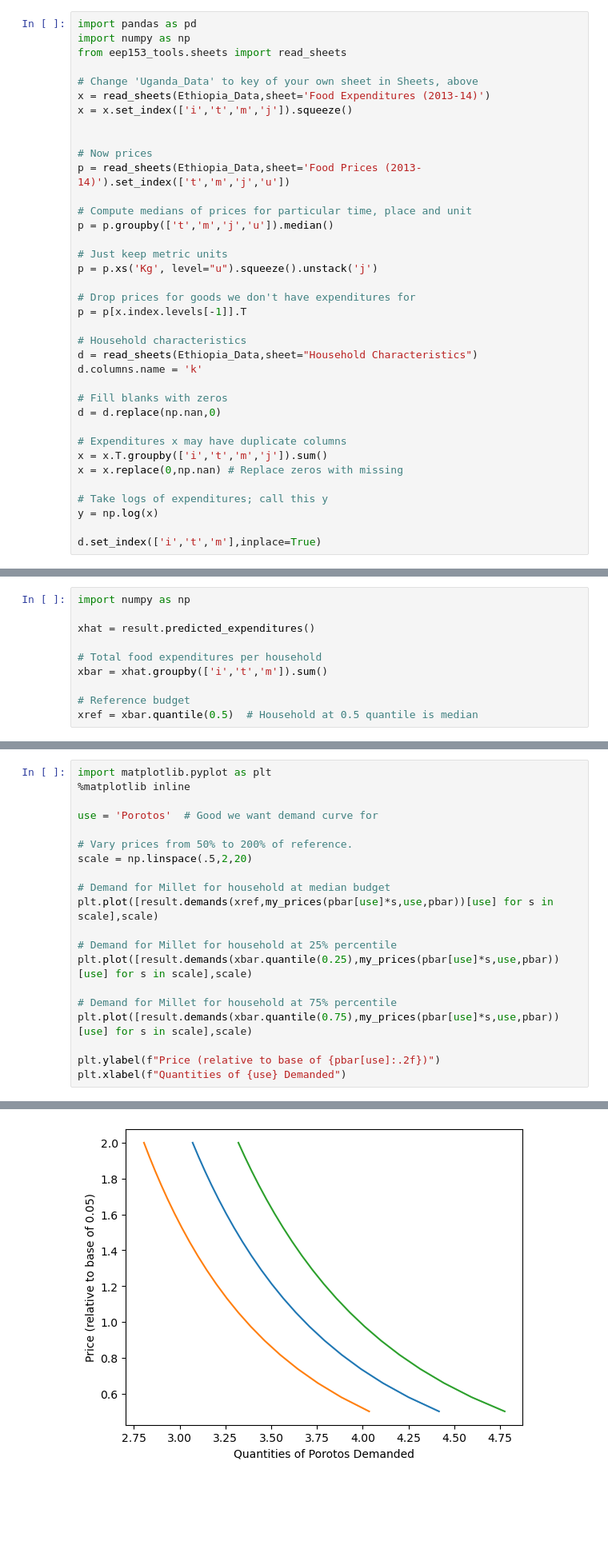
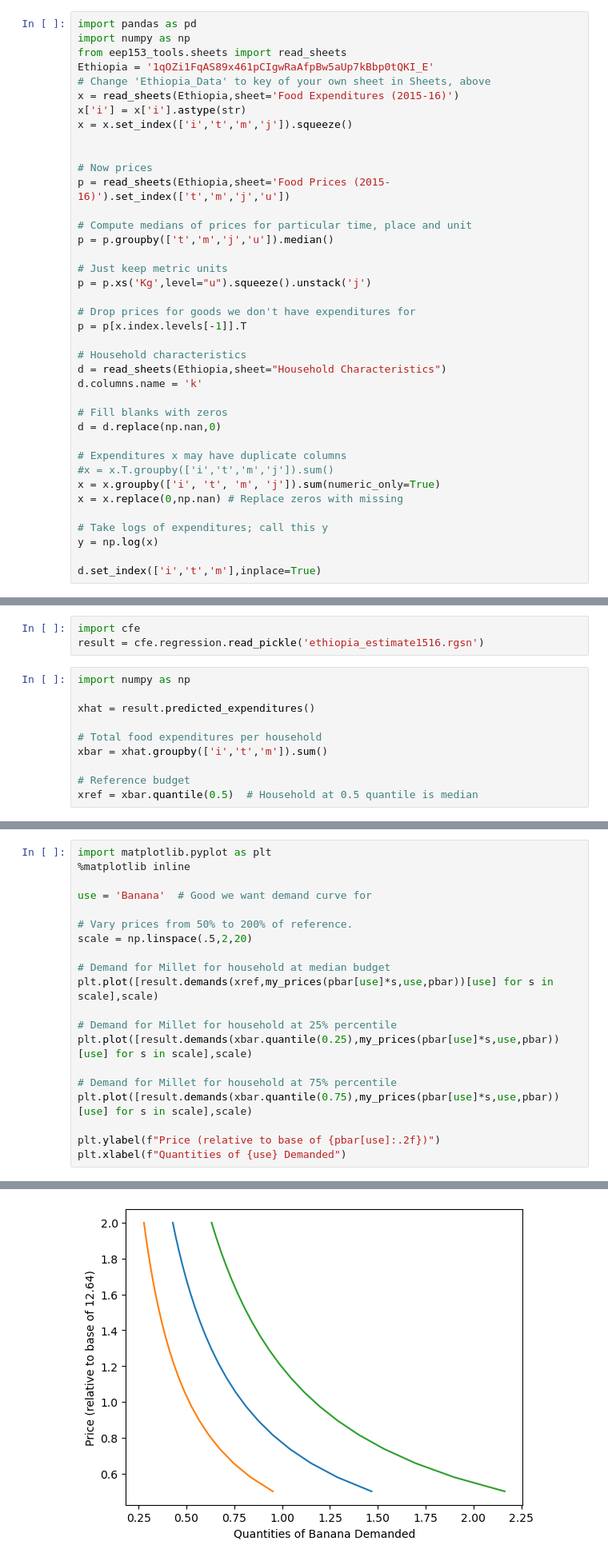
Before and after one commit to celestebasken/Project3, a Jupyter notebook: Ethiopia13-14.ipynb, the cells around one changed output, grey strips where cells are left out. Shown: that part at 80% size. Drawn from its saved outputs; the diff is of its cells as text; blank space fills up the shorter version.

Commit message:
updated function for Ethiopia

```diff
--- a/Ethiopia13-14.ipynb
+++ b/Ethiopia13-14.ipynb
@@ -4,33 +22,35 @@ Ethiopia_Data = '1qOZi1FqAS89x461pCIgwRaAfpBw5aUp7kBbp0tQKI_E'
 import pandas as pd
 import numpy as np
 from eep153_tools.sheets import read_sheets
-
-# Change 'Uganda_Data' to key of your own sheet in Sheets, above
-x = read_sheets(Ethiopia_Data,sheet='Food Expenditures (2013-14)')
+Ethiopia = '1qOZi1FqAS89x461pCIgwRaAfpBw5aUp7kBbp0tQKI_E'
+# Change 'Ethiopia_Data' to key of your own sheet in Sheets, above
+x = read_sheets(Ethiopia,sheet='Food Expenditures (2015-16)')
+x['i'] = x['i'].astype(str)
 x = x.set_index(['i','t','m','j']).squeeze()
 
 
 # Now prices
-p = read_sheets(Ethiopia_Data,sheet='Food Prices (2013-14)').set_index(['t','m','j','u'])
+p = read_sheets(Ethiopia,sheet='Food Prices (2015-16)').set_index(['t','m','j','u'])
 
 # Compute medians of prices for particular time, place and unit
 p = p.groupby(['t','m','j','u']).median()
 
 # Just keep metric units
-p = p.xs('Kg', level="u").squeeze().unstack('j')
+p = p.xs('Kg',level="u").squeeze().unstack('j')
 
 # Drop prices for goods we don't have expenditures for
 p = p[x.index.levels[-1]].T
 
 # Household characteristics
-d = read_sheets(Ethiopia_Data,sheet="Household Characteristics")
+d = read_sheets(Ethiopia,sheet="Household Characteristics")
 d.columns.name = 'k'
 
 # Fill blanks with zeros
 d = d.replace(np.nan,0)
 
 # Expenditures x may have duplicate columns
-x = x.T.groupby(['i','t','m','j']).sum()
+#x = x.T.groupby(['i','t','m','j']).sum()
+x = x.groupby(['i', 't', 'm', 'j']).sum(numeric_only=True)
 x = x.replace(0,np.nan) # Replace zeros with missing
 
 # Take logs of expenditures; call this y
@@ -117,3 +149,6 @@ result.get_w().plot.kde(ax=ax)
+# %%
+import cfe
+result = cfe.regression.read_pickle('ethiopia_estimate1516.rgsn')
 # %%
 import numpy as np
 
@@ -145,7 +202,7 @@ def my_prices(p0,j,p=pbar):
 import matplotlib.pyplot as plt
 %matplotlib inline
 
-use = 'Porotos'  # Good we want demand curve for
+use = 'Banana'  # Good we want demand curve for
 
 # Vary prices from 50% to 200% of reference.
 scale = np.linspace(.5,2,20)
@@ -166,4 +223,4 @@ Text(0.5, 0, 'Quantities of Porotos Demanded')
-[figure, old version]
+[figure, new version]
 # %%
 fig,ax = plt.subplots()
 
```
Also changed, not shown: parts of 14 cells of this notebook, 3 other files.
